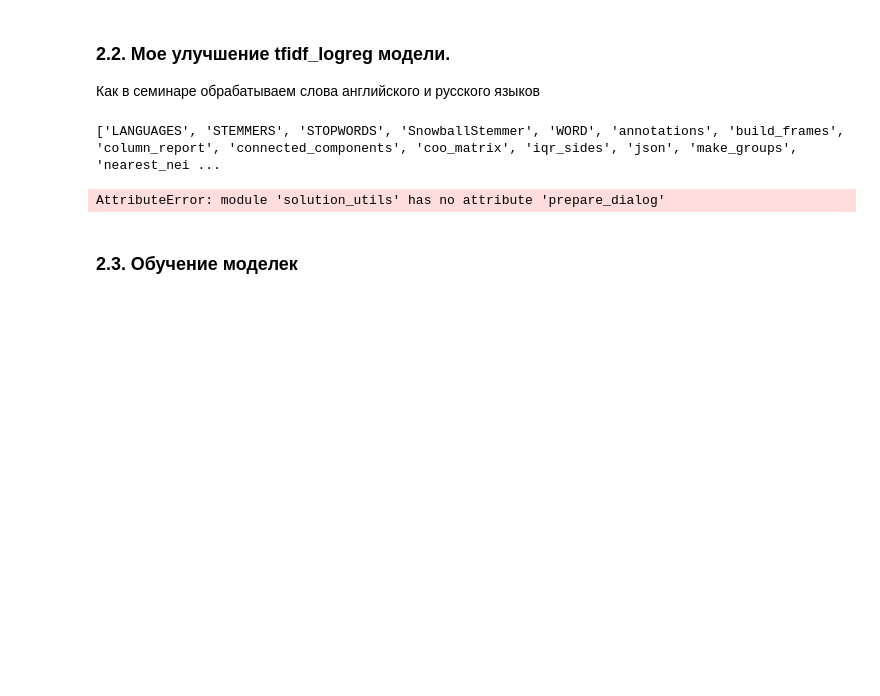
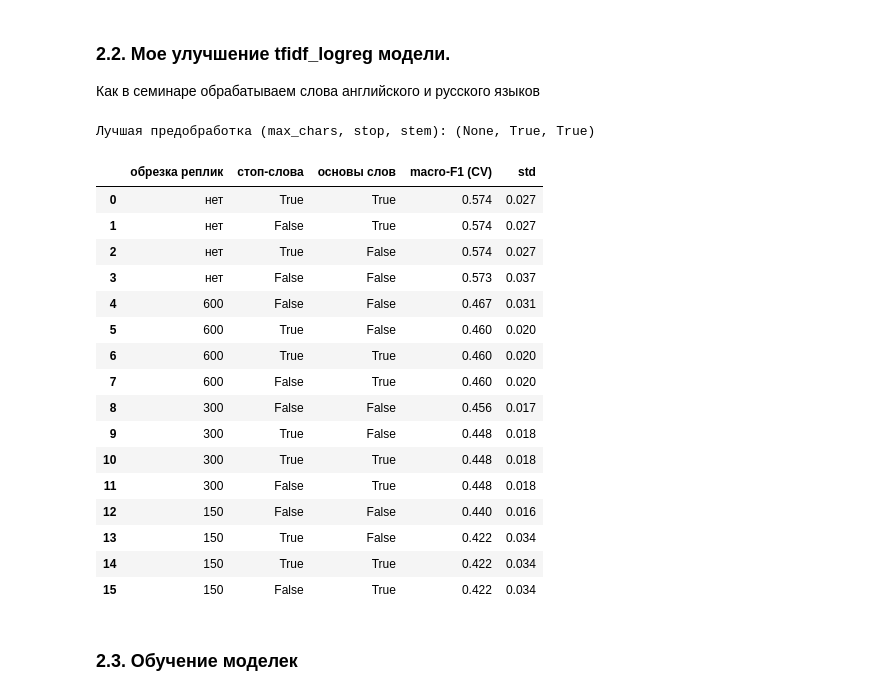
Before and after one commit to Pavel-bur-dot/MIPT_ML_homework, a Jupyter notebook: solution_hw1_BKZ/kirp_task1.ipynb, the cells around one changed output. Saved outputs shown, nothing was run; the diff lists cells and outputs as text; code cells hidden in the pictures; blank space fills up the shorter version.

```diff
--- a/solution_hw1_BKZ/kirp_task1.ipynb
+++ b/solution_hw1_BKZ/kirp_task1.ipynb
@@ -186,8 +186,3 @@ def smart_tokenizer(text: str) -> list[str]:
 
         result.append(stemmed)
     return result
-# %%
-# Посмотрим список всех функций, которые есть внутри твоего solution_utils
-print([attr for attr in dir(su) if not attr.startswith("__")])
-# %% [output]
-['LANGUAGES', 'STEMMERS', 'STOPWORDS', 'SnowballStemmer', 'WORD', 'annotations', 'build_frames', 'column_report', 'connected_components', 'coo_matrix', 'iqr_sides', 'json', 'make_groups', 'nearest_nei ...
@@ -194,67 +191,83 @@ print([attr for attr in dir(su) if not attr.startswith("__")])
 # %%
-# 1. Готовим правильные переменные для лаб-блока из твоих домашних данных
-# Функция su.prepare_dialog требует сырые словари, поэтому вырезаем их по индексам обучения
-train_data = [dialogs_raw[i] for i in task1_df.index[train_idx]]
-
-# Настраиваем честную кросс-валидацию по группам внутри обучения
+# Настраиваем кросс-валидацию по группам внутри обучения
 cv_strategy = GroupKFold(n_splits=5)
 folds = list(cv_strategy.split(X_train, y_train, groups=groups_task1.iloc[train_idx]))
 
-# Переводим таргет в numpy-массив для быстрой фильтрации по индексам фолдов
 y_train_arr = y_train.to_numpy()
+X_train_arr = X_train.to_numpy()
 
-prepped = {}  # (max_chars, stop, stem) -> строки из токенов для train
+prepped = {}  # Кэш: (max_chars, stop, stem) -> обработанные тексты
 
 def get_prepped(key):
+    max_chars, stop, stem = key
     if key not in prepped:
-        # su.prepare_dialog теперь получает сырой словарь d, как и просит код лабы
-        prepped[key] = np.array([su.prepare_dialog(d, *key) for d in train_data], dtype=object)
+        processed_texts = []
+        for text in X_train_arr:
+
+            current_text = text[:max_chars] if max_chars is not None else text
+
+            cleaned = su.normalize_text(current_text)
+
+            if stem or stop:
+                tokens = smart_tokenizer(cleaned)
+                cleaned = " ".join(tokens)
+
+            processed_texts.append(cleaned)
+        prepped[key] = np.array(processed_texts, dtype=object)
     return prepped[key]
 
 rows = []
-# 16 комбинаций предобработки
+# Запускаем перебор 16 комбинаций предобработки
 for max_chars in (150, 300, 600, None):
     for stop in (False, True):
         for stem in (False, True):
 
-            # Достаем очищенный массив строк токенов
-            X = get_prepped((max_chars, stop, stem))
+            X_prep = get_prepped((max_chars, stop, stem))
             scores = []
 
-            # Кросс-валидация
             for tr, va in folds:
-                # ВАЖНО: убрали n-граммы (1,2) и ограничили фичи, чтобы всё летало за секунды!
+                # token_pattern=r"\S+" говорит векторайзеру брать уже готовые токены через пробел
                 model = Pipeline([
-                    ("vec", TfidfVectorizer(lowercase=False, token_pattern=r"\S+", ngram_range=(1, 1), min_df=2, sublinear_tf=True, max_features=20000)),
+                    ("vec", TfidfVectorizer(lowercase=False, token_pattern=r"\S+", min_df=2, sublinear_tf=True, max_features=20000)),
                     ("clf", LogisticRegression(C=3, class_weight="balanced", max_iter=1000))
                 ])
-
-                # Обучаем и предсказываем
-                model.fit(X[tr], y_train_arr[tr])
-                preds = model.predict(X[va])
+                model.fit(X_prep[tr], y_train_arr[tr])
+                preds = model.predict(X_prep[va])
                 scores.append(f1_score(y_train_arr[va], preds, average="macro", zero_division=0))
 
             rows.append({
                 "обрезка реплик": max_chars or "нет",
                 "стоп-слова": stop,
                 "основы слов": stem,
                 "macro-F1 (CV)": np.mean(scores),
                 "std": np.std(scores),
                 "key": (max_chars, stop, stem)
             })
 
-# Оформляем итоговую таблицу и находим лидера
 prep_table = pd.DataFrame(rows).sort_values("macro-F1 (CV)", ascending=False).reset_index(drop=True)
 BEST_PREP = prep_table.loc[0, "key"]
 
-print("лучшая предобработка (max_chars, stop, stem):", BEST_PREP)
-
-# Сохраняем результат для ассертов преподавателя
+print("Лучшая предобработка (max_chars, stop, stem):", BEST_PREP)
 prep_table.to_pickle("prep_table.pkl")
-
-# Выводим красивую таблицу результатов
-display(prep_table.drop(columns="key").round(3))
+display(show_table(prep_table.drop(columns="key").round(3)))
 # %% [output]
-AttributeError: module 'solution_utils' has no attribute 'prepare_dialog'
+Лучшая предобработка (max_chars, stop, stem): (None, True, True)
+|  | обрезка реплик | стоп-слова | основы слов | macro-F1 (CV) | std |
+| 0 | нет | True | True | 0.574 | 0.027 |
+| 1 | нет | False | True | 0.574 | 0.027 |
+| 2 | нет | True | False | 0.574 | 0.027 |
+| 3 | нет | False | False | 0.573 | 0.037 |
+| 4 | 600 | False | False | 0.467 | 0.031 |
+| 5 | 600 | True | False | 0.460 | 0.020 |
+| 6 | 600 | True | True | 0.460 | 0.020 |
+| 7 | 600 | False | True | 0.460 | 0.020 |
+| 8 | 300 | False | False | 0.456 | 0.017 |
+| 9 | 300 | True | False | 0.448 | 0.018 |
+| 10 | 300 | True | True | 0.448 | 0.018 |
+| 11 | 300 | False | True | 0.448 | 0.018 |
+| 12 | 150 | False | False | 0.440 | 0.016 |
+| 13 | 150 | True | False | 0.422 | 0.034 |
+| 14 | 150 | True | True | 0.422 | 0.034 |
+| 15 | 150 | False | True | 0.422 | 0.034 |
 # %% [markdown]
 ### 2.3. Обучение моделек
```
Also changed, not shown: parts of 14 cells of this notebook.
